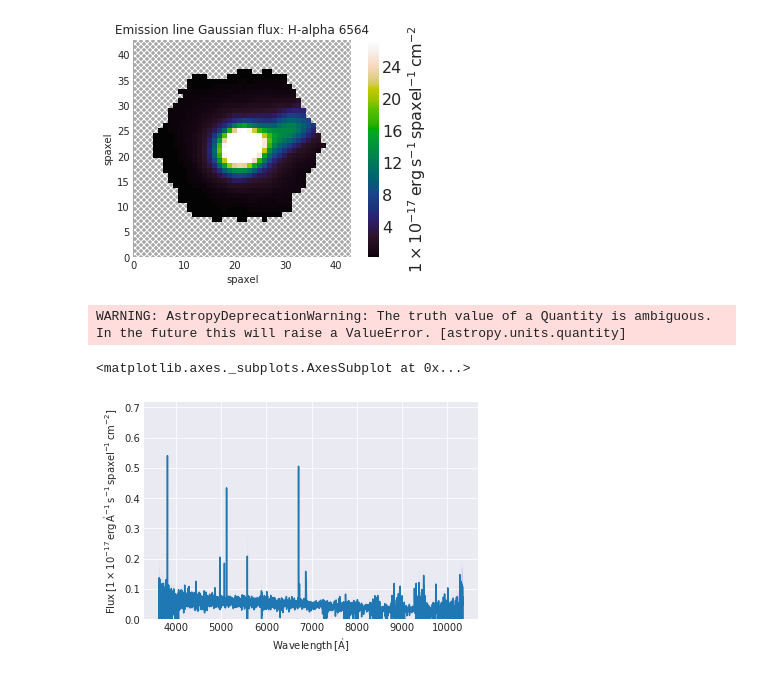
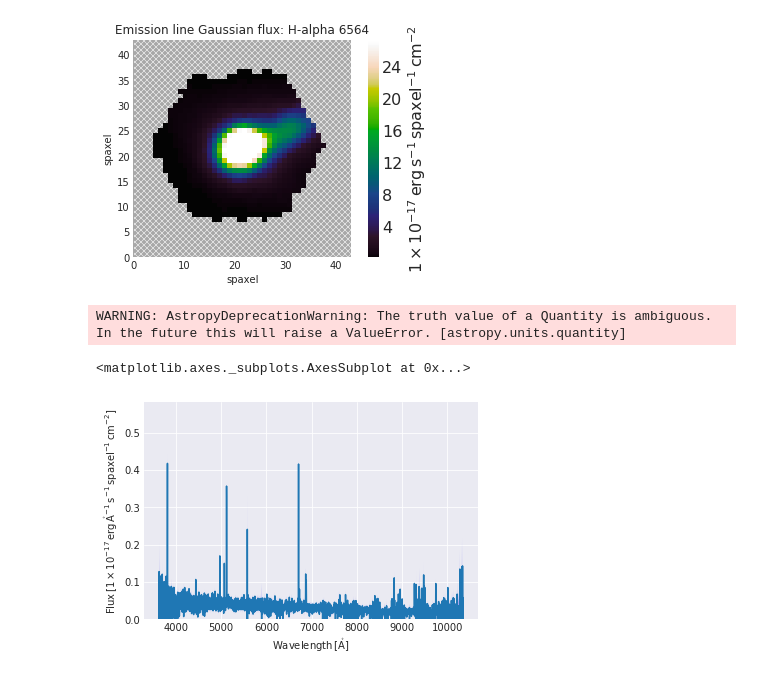
Before and after one commit to aleksds/bates_galaxies_lab, a Jupyter notebook: manga/manga-maps.ipynb, the cells around one changed output. Cells and saved outputs as stored; diff of their text form; code cells hidden in the pictures.

```diff
--- a/manga/manga-maps.ipynb
+++ b/manga/manga-maps.ipynb
@@ -53,14 +55,14 @@ haflux.plot()
 # %%
 from marvin.tools.cube import Cube
 cube = Cube(plateifu='9190-3703')
 # get a spaxel by slicing cube[i,j]
-spaxel=cube[16, 16]
+spaxel=cube[15, 17]
 flux = spaxel.flux
 wave = flux.wavelength
 ivar = flux.ivar
 mask = flux.mask
 flux.plot()
 # %% [output]
 WARNING: AstropyDeprecationWarning: The truth value of a Quantity is ambiguous. In the future this will raise a ValueError. [astropy.units.quantity]
 <matplotlib.axes._subplots.AxesSubplot at 0x...>
-[figure, old version]
+[figure, new version]
```
Also changed, not shown: parts of 10 cells of this notebook.
